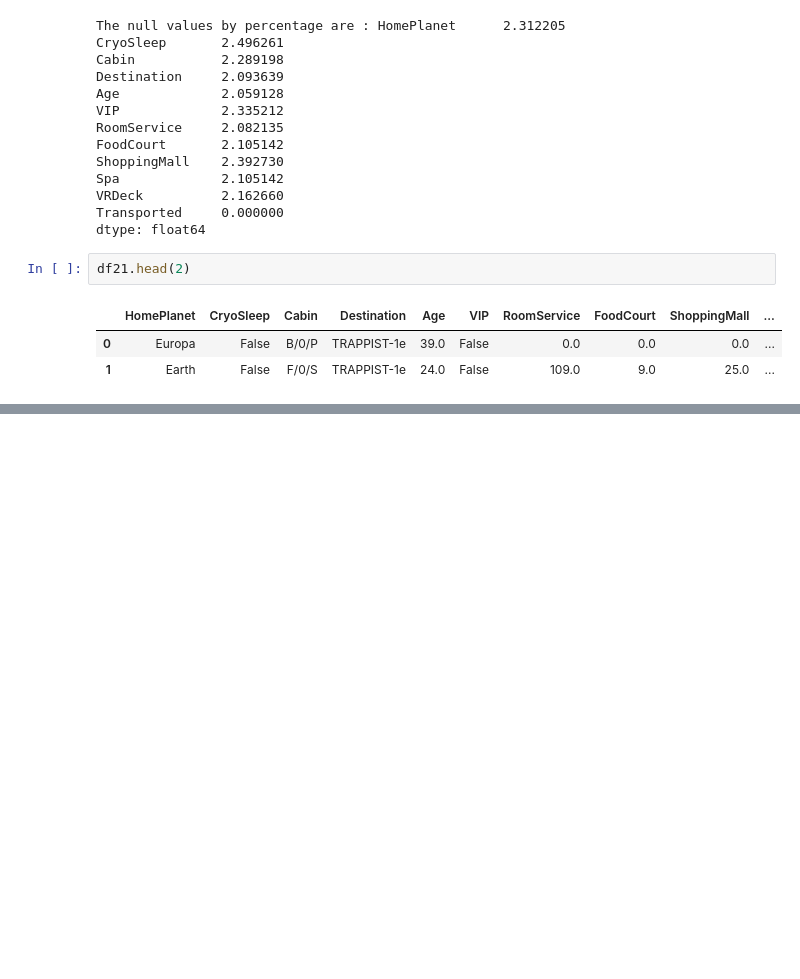
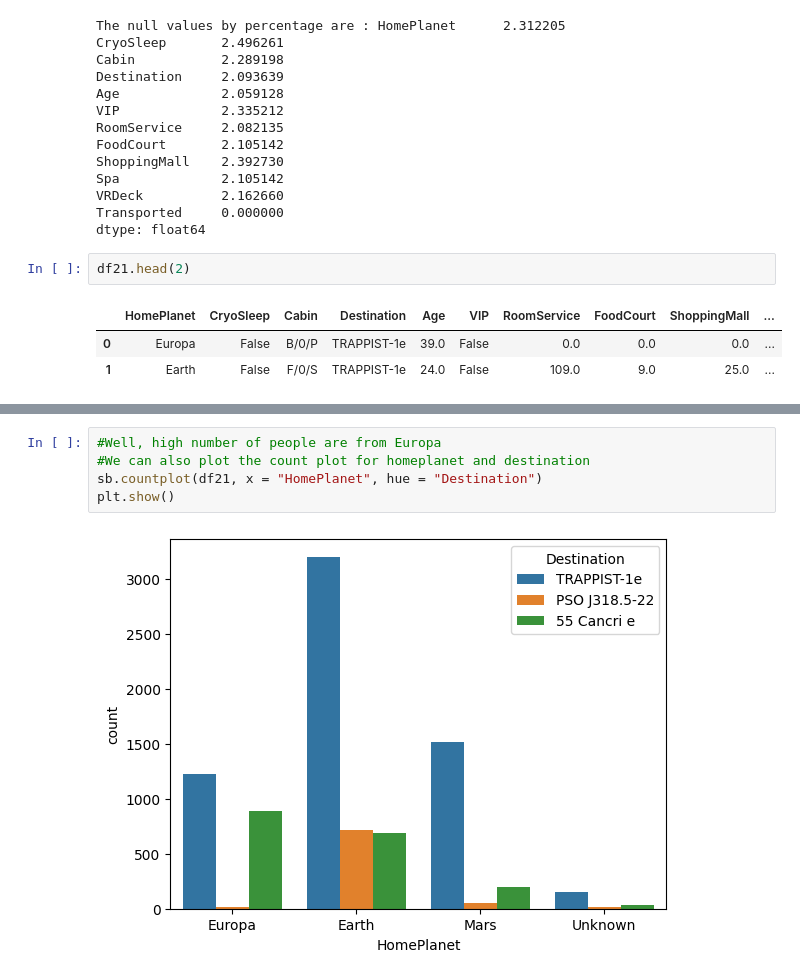
Before and after one commit to awaaat/Machine_learning-Deep_learning, a Jupyter notebook: Titanic_survival_classification_project.ipynb, the cells around one changed output, grey strips where cells are left out. Drawn from its saved outputs; the diff is of its cells as text; blank space fills up the shorter version.

```diff
--- a/Titanic_survival_classification_project.ipynb
+++ b/Titanic_survival_classification_project.ipynb
@@ -184,0 +279,7 @@ dtype: int64
+# %%
+#Well, high number of people are from Europa
+#We can also plot the count plot for homeplanet and destination
+sb.countplot(df21, x = "HomePlanet", hue = "Destination")
+plt.show()
+# %% [output]
+[figure, added]
```
Also changed, not shown: parts of 42 cells of this notebook.
